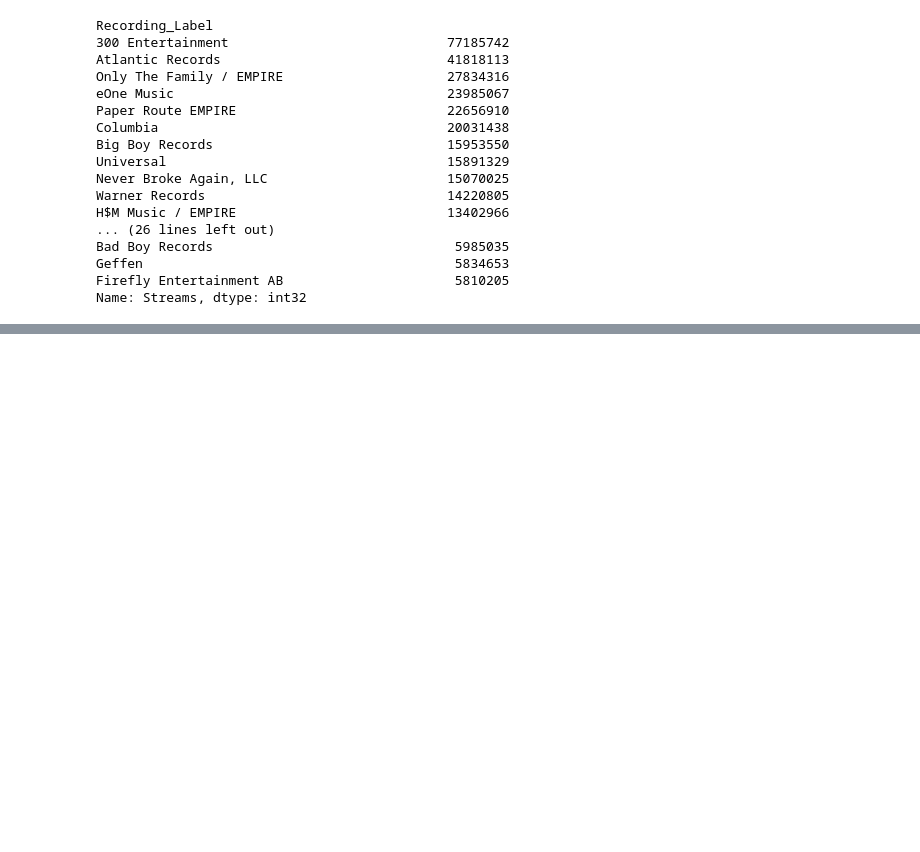
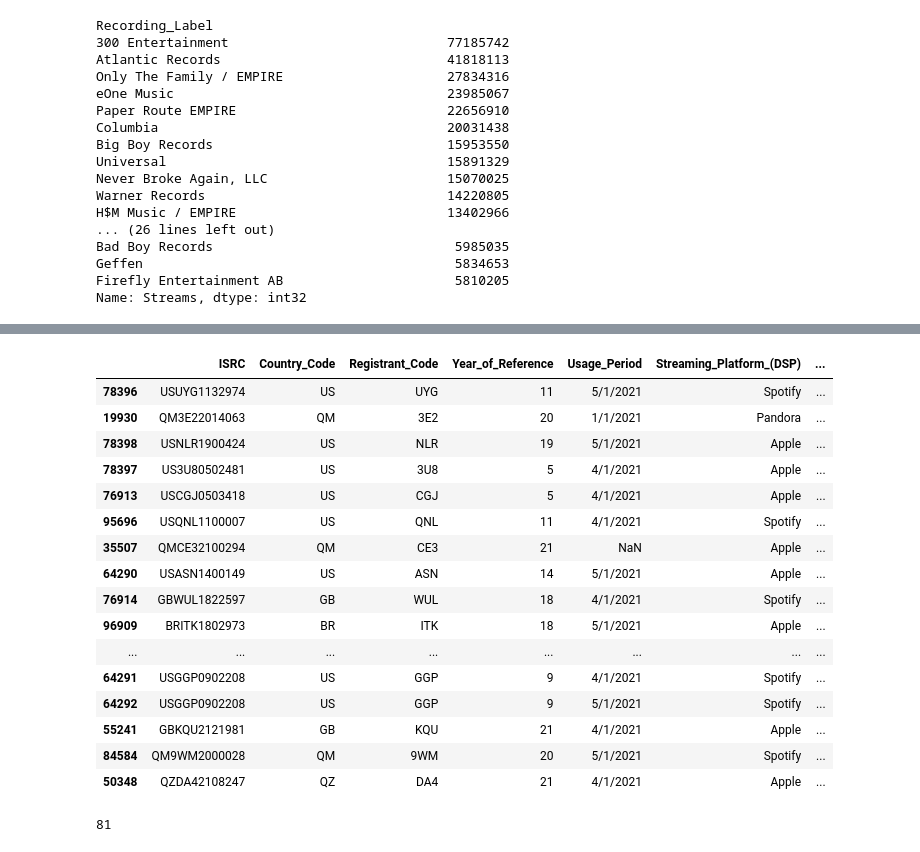
Before and after one commit to LJRollerII/mlc-project-napster, a Jupyter notebook: notebooks/mlc.ipynb, the cells around one changed output, grey strips where cells are left out. Drawn from its saved outputs; the diff is of its cells as text; code cells hidden in the pictures; blank space fills up the shorter version.

```diff
--- a/notebooks/mlc.ipynb
+++ b/notebooks/mlc.ipynb
@@ -252,0 +253,25 @@ Name: Streams, dtype: int32
+# %%
+III_ent_artists  = no_writer.Recording_Label.isin(["300 Entertainment"])
+no_writer[III_ent_artists].sort_values(by="Streams",ascending=False).head(35)
+# %% [output]
+|  | ISRC | Country_Code | Registrant_Code | Year_of_Reference | Usage_Period | Streaming_Platform_(DSP) | ... |
+| 78396 | USUYG1132974 | US | UYG | 11 | 5/1/2021 | Spotify | ... |
+| 19930 | QM3E22014063 | QM | 3E2 | 20 | 1/1/2021 | Pandora | ... |
+| 78398 | USNLR1900424 | US | NLR | 19 | 5/1/2021 | Apple | ... |
+| 78397 | US3U80502481 | US | 3U8 | 5 | 4/1/2021 | Apple | ... |
+| 76913 | USCGJ0503418 | US | CGJ | 5 | 4/1/2021 | Apple | ... |
+| 95696 | USQNL1100007 | US | QNL | 11 | 4/1/2021 | Spotify | ... |
+| 35507 | QMCE32100294 | QM | CE3 | 21 | NaN | Apple | ... |
+| 64290 | USASN1400149 | US | ASN | 14 | 5/1/2021 | Apple | ... |
+| 76914 | GBWUL1822597 | GB | WUL | 18 | 4/1/2021 | Spotify | ... |
+| 96909 | BRITK1802973 | BR | ITK | 18 | 5/1/2021 | Apple | ... |
+| ... | ... | ... | ... | ... | ... | ... | ... |
+| 64291 | USGGP0902208 | US | GGP | 9 | 4/1/2021 | Spotify | ... |
+| 64292 | USGGP0902208 | US | GGP | 9 | 5/1/2021 | Spotify | ... |
+| 55241 | GBKQU2121981 | GB | KQU | 21 | 4/1/2021 | Apple | ... |
+| 84584 | QM9WM2000028 | QM | 9WM | 20 | 5/1/2021 | Spotify | ... |
+| 50348 | QZDA42108247 | QZ | DA4 | 21 | 4/1/2021 | Apple | ... |
+# %%
+no_writer['Recording_Artist'][III_ent_artists].nunique()
+# %% [output]
+81
```
Also changed, not shown: parts of 5 cells of this notebook.
